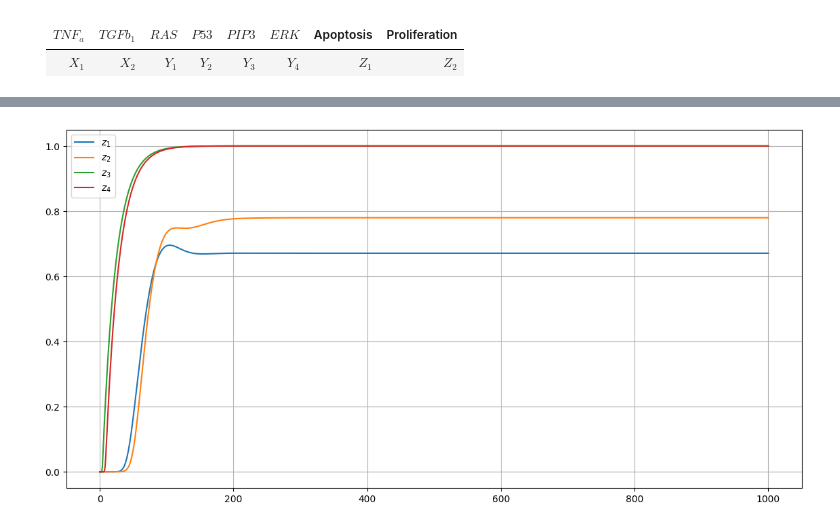
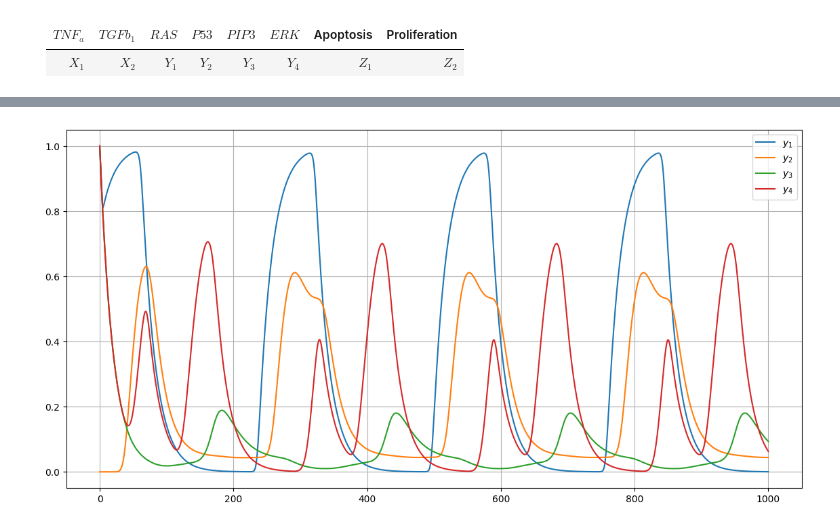
Before and after one commit to joshbrx/biomath_model, a Jupyter notebook: Stellate_N_cancer_cells.ipynb, the cells around one changed output, grey strips where cells are left out. Drawn from its saved outputs; the diff is of its cells as text; code cells hidden in the pictures.

```diff
--- a/Stellate_N_cancer_cells.ipynb
+++ b/Stellate_N_cancer_cells.ipynb
@@ -30,20 +17,25 @@ def supr(e, n, s):
     return e/(1 + s**n)
 # %%
 def dS(S, i):
-    # RY, RC, RZ, Y, C, Z = S
     Ry1, Ry2, Ry3, Ry4, Rc2, Rc3, Rc4, Rc5, Rz1, Rz2, Rz3, Rz4, y1, y2, y3, y4, c2, c3, c4, c5, z1, z2, z3, z4 = S
     # --------------------------------------------------------
-    dRy1 = e[0]*(supr(1, n[0], X1[i]) + supr(1, n[0], y1) + supr(1, n[0], y3) + supr(1, n[0], y4) + supr(1, n[0], c3)) - Ry1
+    # dRy1 = e[0]*(supr(1, n[0], X1[i]) + supr(1, n[0], y1) + supr(1, n[0], y3) + supr(1, n[0], y4) + supr(1, n[0], c3)) - Ry1
+    dRy1 = e[0]*(supr(1, n[0], X1[i]) + supr(1, n[0], y3) + supr(1, n[0], y4)) - Ry1
     dy1  = supr(1, n[1], Ry1) - y1
 
-    dRy2 = e[1]*(supr(1, n[0], y1) + supr(1, -n[0], y2) + supr(1, -n[0], y3)) - Ry2
-    dy2  = supr(1, n[1], Ry2) - y2;
+    dRy4 = e[1]*(supr(1, n[0], X2[i]) + supr(1, n[0], y1)) - Ry4
+    dy4  = supr(1, n[1], Ry4) - y4;
 
-    dRy3 = e[2]*(supr(1, n[0], X2[i]) + supr(1, n[0], y1) + supr(1, -n[0], y2)) - Ry3
+    dRy3 = e[2]*(supr(1, n[0], y4) + supr(1, -n[0], y2)) - Ry3          # check
     dy3  = supr(1, n[1], Ry3) - y3;
 
-    dRy4 = e[3]*(supr(1, n[0], X2[i]) + supr(1, n[0], y2)) - Ry4
-    dy4  = supr(1, n[1], Ry4) - y4;
+    dRy2 = e[3]*(supr(1, n[0], 2*y1) + supr(1, -n[0], 2*y2) + supr(1, -n[0], 2*y3)) - Ry2
+    dy2  = supr(1, n[1], Ry2) - y2;
+    # --------------------------------------------------------
+    # dRz1 = dRy2; dz1  = dy2;
+
+    dRz2 = e[4]*(supr(1, -n[0], y2) + supr(1, n[0], y4)) - Rz2
+    dz2  = supr(1, n[1], Rz2) - z2;
     # --------------------------------------------------------
     dRc2 = e[5]*(supr(2, -n[0], c2) + supr(2, -n[0], c3) + supr(1, n[0], c3) + supr(1, -n[0], c5)) - Rc2
     dc2  = supr(1, n[1], Rc2) - c2;
@@ -57,20 +49,13 @@ def dS(S, i):
     dRc5 = e[8]*(supr(1, n[0], X2[i]) + supr(1, n[0], c2)) - Rc5
     dc5  = supr(1, n[1], Rc5) - c5;
     # --------------------------------------------------------
-    dRz1 = dRy2;
-    dz1  = dy2;
-
-    dRz2 = e[4]*(supr(1, -n[0], y2) + supr(1, n[0], y4)) - Rz2
-    dz2  = supr(1, n[1], Rz2) - z2;
-
     dRz3 = e[9]*(supr(2, -n[0], c3) + supr(1, n[0], c2) + supr(1, -n[0], c4)) - Rz3
     dz3  = supr(1, n[1], Rz3) - z3;
 
     dRz4 = e[10]*(supr(1, n[0], y1) + supr(1, n[0], c3) + supr(1, -n[0], c5)) - Rz4
     dz4  = supr(1, n[1], Rz4) - z4;
     # --------------------------------------------------------
-    dS = dRy1, dRy2, dRy3, dRy4, dRc2, dRc3, dRc4, dRc5, dRz1, dRz2, dRz3, dRz4, dy1, dy2, dy3, dy4, dc2, dc3, dc4, dc5, dz1, dz2, dz3, dz4
-
+    dS = [dRy1, dRy2, dRy3, dRy4, dRc2, dRc3, dRc4, dRc5, dRy2, dRz2, dRz3, dRz4, dy1, dy2, dy3, dy4, dc2, dc3, dc4, dc5, dy2, dz2, dz3, dz4]
     return np.array(dS)
 # %%
 def RK_solver(S0, t):
@@ -99,17 +83,18 @@ e = [1/0.25, 1/2.25, 1/2.25, 1/0.25, 1/1.25, 1/4.25, 1.25, 2.25, 0.25, 2.75, 1.7
 start=0; step=0.05; num=1000
 t = np.arange(0,num)*step+start
 # %%
-S0 = np.concatenate([np.zeros(4*3), np.array([1, 0, 1, 1]), np.array([1, 1, 1, 0]), np.zeros(4)])      # R, Y, C, Z
-# omega = 1/5.715; X1, X2 = np.cos(t*omega)**2, np.sin(t*omega)**2            # omega_max = 7.715
-X1, X2 = np.ones(num + 20), np.ones(num)
-labels = ["$z_1$", "$z_2$", "$z_3$", "$z_4$"]
+S0 = np.concatenate([np.zeros(4*3), np.array([1, 0, 1, 1]), np.zeros(4), np.array([0, 0, 0, 0])])   # R, Y, C, Z
+A = np.array([1, 10,1,1])
+omega = 1/4.15; X1, X2 = np.cos(t*omega)**2, np.sin(t*omega)**2            # omega_max = 7.715
+# X1, X2 = np.ones(num), np.ones(num)
+labels = ["$y_1$","$y_2$","$y_3$","$y_4$","$s_2$","$s_3$","$s_4$","$s_5$","$z_1$","$z_2$","$z_3$","$z_4$"]
 
 Pip = RK_solver(S0, t)
 plt.figure(figsize=(14,7), dpi=100)
 for i in range(len(Pip[0])-20):
-    plt.plot(Pip[:,i+20], label=labels[i])
+    plt.plot(Pip[:,i+12], label=labels[i])
 # for i in range(len(Pip[0])-8):             plt.plot(Pip[:,i+8], label=labels[i+3])
 # plt.plot(X1)
 plt.legend(); plt.grid(); plt.show()
 # %% [output]
-[figure, old version]
+[figure, new version]
```
Also changed, not shown: parts of 6 cells of this notebook.
